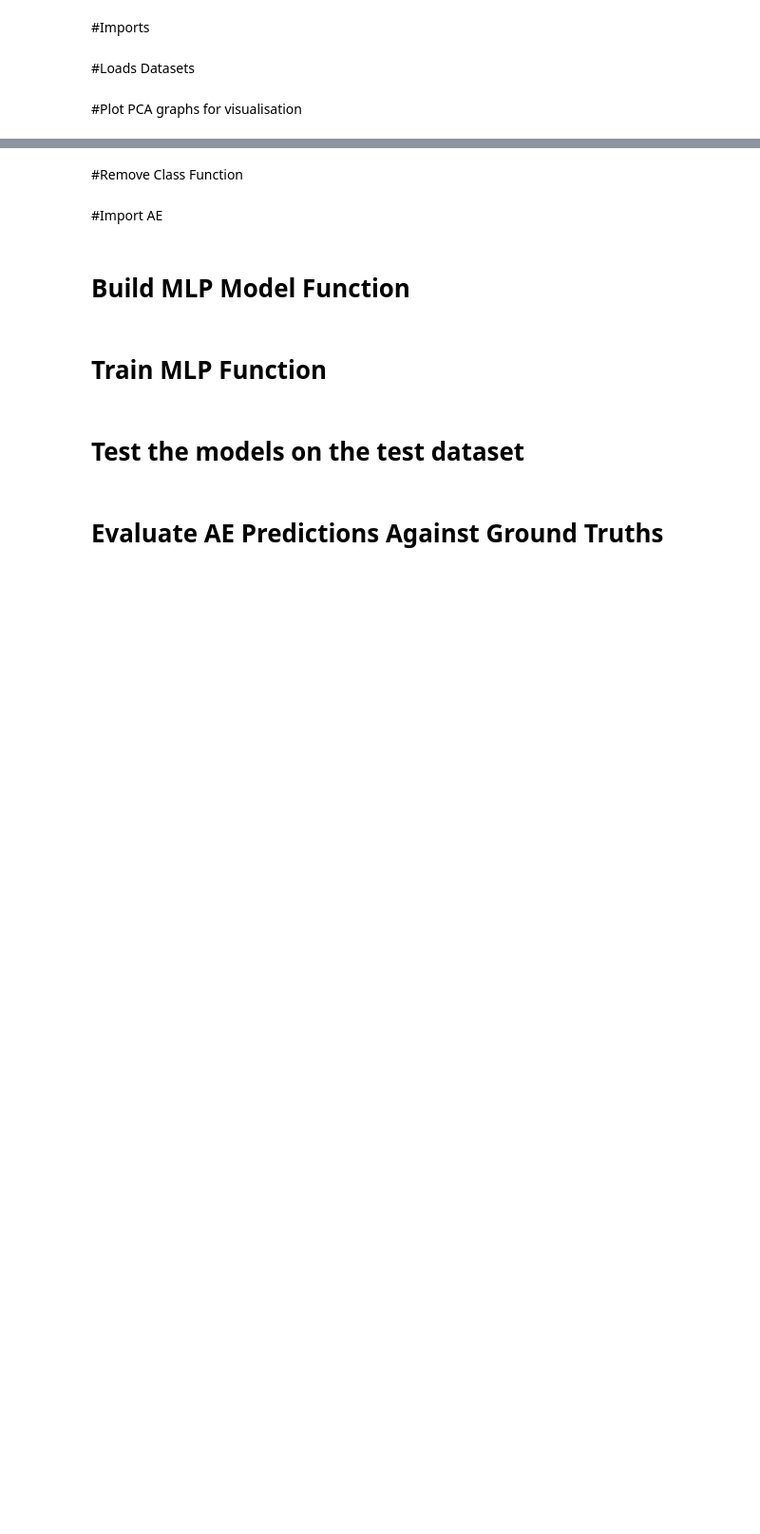
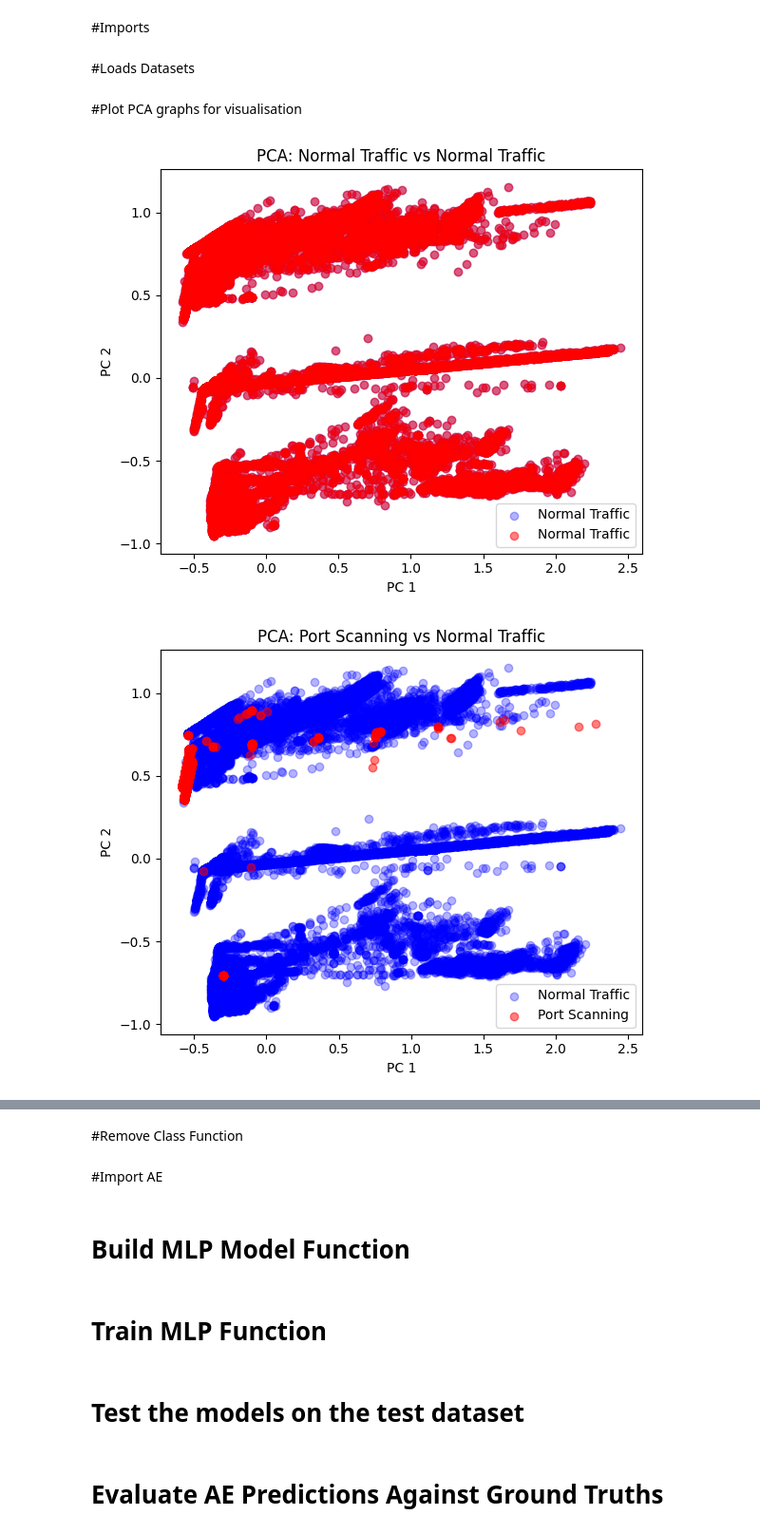
Before and after one commit to SianC7/LAIDS, a Jupyter notebook: AE_MLP_Experiment_3_Generalisation.ipynb, the cells around one changed output, grey strips where cells are left out. Shown at 95% size. Saved outputs shown, nothing was run; the diff lists cells and outputs as text; code cells hidden in the pictures; blank space fills up the shorter version.

```diff
--- a/AE_MLP_Experiment_3_Generalisation.ipynb
+++ b/AE_MLP_Experiment_3_Generalisation.ipynb
@@ -11,3 +13,9 @@ Mounted at /content/drive
+# %%
+# save_path = "/Users/siancaine/Library/Mobile Documents/com~apple~CloudDocs/Honours project"
+# dataset_path =  "/Users/siancaine/Library/Mobile Documents/com~apple~CloudDocs/Honours project/Datasets"
+
+save_path = "/content/drive/MyDrive/Colab Notebooks/Honours Project/Sian's Models/AE-MLP Model"
+dataset_path =  "/content/drive/MyDrive/Colab Notebooks/Honours Project/Sian's Models/AE-MLP Model"
 # %% [markdown]
 #Imports
 # %%
@@ -63,33 +69,36 @@ attack_type_map = {'Normal Traffic': 0, 'Port Scanning': 1, 'Web Attacks': 2, 'B
 # %% [markdown]
 #Plot PCA graphs for visualisation
 # %%
-# import matplotlib.pyplot as plt
-# from sklearn.decomposition import PCA
-# import numpy as np
+import matplotlib.pyplot as plt
+from sklearn.decomposition import PCA
+import numpy as np
 
 
-# # Reduce dimensionality to 2D
-# pca = PCA(n_components=2)
-# X_test_pca = pca.fit_transform(X_test)
+# Reduce dimensionality to 2D
+pca = PCA(n_components=2)
+X_test_pca = pca.fit_transform(X_test)
 
-# reverse_attack_type_map = {v: k for k, v in attack_type_map.items()} # Assuming attack_type_map is defined
+reverse_attack_type_map = {v: k for k, v in attack_type_map.items()} # Assuming attack_type_map is defined
 
-# # Loop over each attack type
-# for attack_label, attack_name in reverse_attack_type_map.items():
-#     # Mask for benign traffic
-#     mask_benign = y_test == 0
-#     # Mask for current attack
-#     mask_attack = y_test == attack_label
+# Loop over each attack type
+for attack_label, attack_name in reverse_attack_type_map.items():
+    # Mask for benign traffic
+    mask_benign = y_test == 0
+    # Mask for current attack
+    mask_attack = y_test == attack_label
 
-#     # Plot
-#     plt.figure(figsize=(6,5))
-#     plt.scatter(X_test_pca[mask_benign, 0], X_test_pca[mask_benign, 1],
-#                 alpha=0.3, label="Normal Traffic", color="blue")
-#     plt.scatter(X_test_pca[mask_attack, 0], X_test_pca[mask_attack, 1],
-#                 alpha=0.5, label=attack_name, color="red")
-#     plt.title(f"PCA: {attack_name} vs Normal Traffic")
-#     plt.xlabel("PC 1")
-#     plt.ylabel("PC 2")
-#     plt.legend()
-#     plt.tight_layout()
-#     plt.show()
+    # Plot
+    plt.figure(figsize=(6,5))
+    plt.scatter(X_test_pca[mask_benign, 0], X_test_pca[mask_benign, 1],
+                alpha=0.3, label="Normal Traffic", color="blue")
+    plt.scatter(X_test_pca[mask_attack, 0], X_test_pca[mask_attack, 1],
+                alpha=0.5, label=attack_name, color="red")
+    plt.title(f"PCA: {attack_name} vs Normal Traffic")
+    plt.xlabel("PC 1")
+    plt.ylabel("PC 2")
+    plt.legend()
+    plt.tight_layout()
+    plt.show()
+# %% [output]
+[figure, added]
+[figure, added]
```
Also changed, not shown: parts of 20 cells of this notebook.
